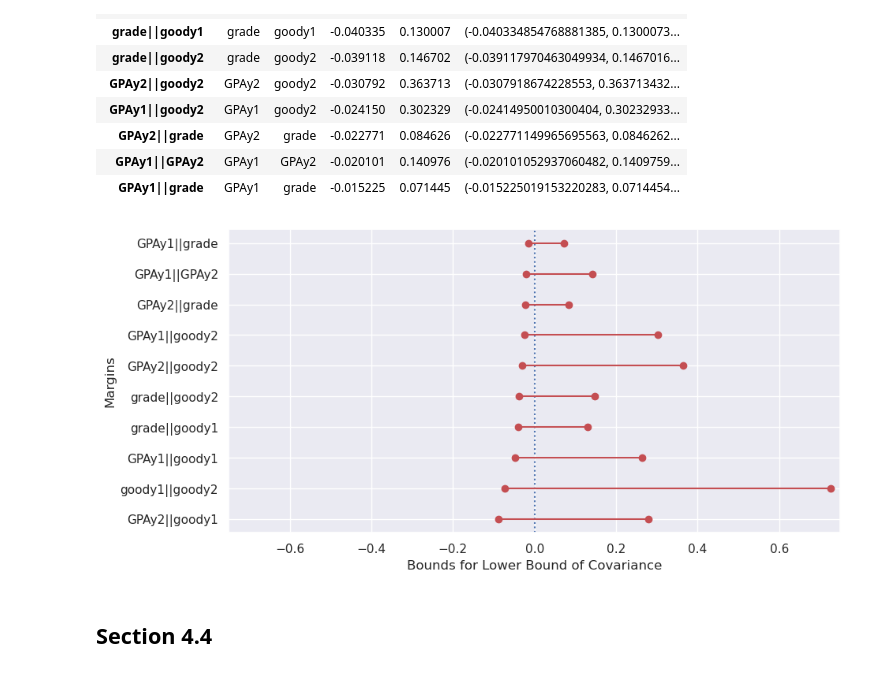
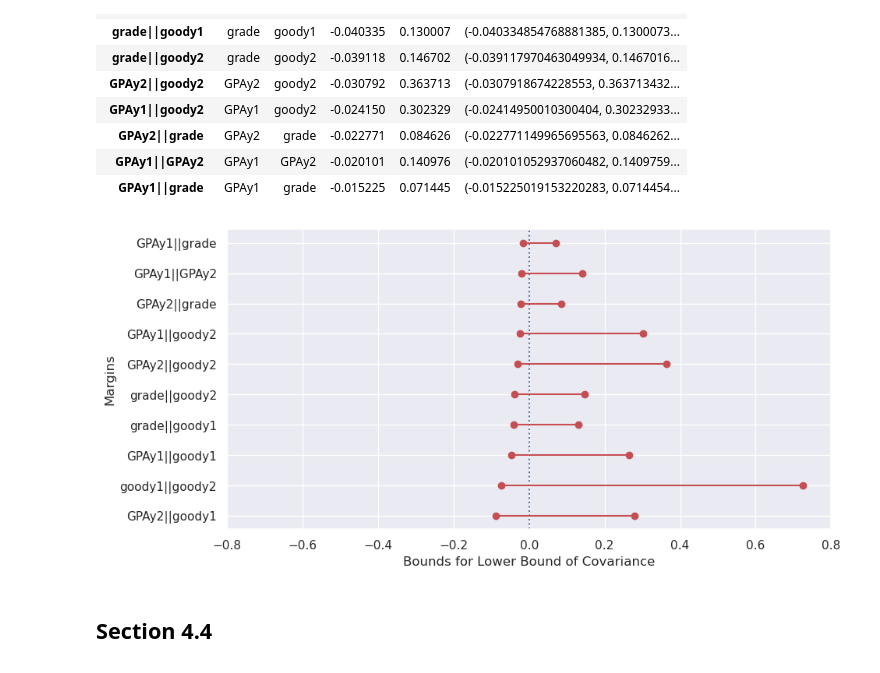
Before and after one commit to ShuGe-MIT/mot_project, a Jupyter notebook: view_results.ipynb, the cells around one changed output. Cells and saved outputs as stored; diff of their text form; code cells hidden in the pictures.

Commit message:
plotting margin change

```diff
--- a/view_results.ipynb
+++ b/view_results.ipynb
@@ -219,16 +219,16 @@ sns.set_theme()
 # %%
 plt.figure(figsize=(10, 5))
 plt.axvline(0, linestyle = 'dotted')
 for lower,upper,y in zip(df['lowerb'],df['upperb'],range(len(df))):
     plt.plot((lower,upper),(y,y),'ro-')
 plt.yticks(range(len(df)),list(df.index))
 plt.ylabel('Margins')
-plt.xlim(-0.8, 0.)
+plt.xlim(-0.8, 0.8)
 plt.xlabel('Bounds for Lower Bound of Covariance')
 # plt.title('Scatter Plot of Covariance Bounds', fontsize=14, fontweight='bold')
 plt.show()
 # %% [output]
-[figure, old version]
+[figure, new version]
 # %% [markdown]
 ## Section 4.4
 # %% [markdown]
```
